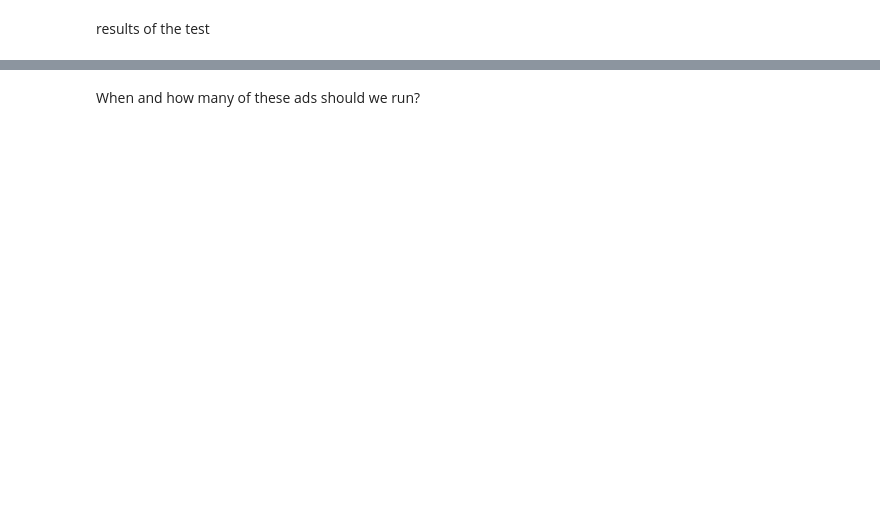
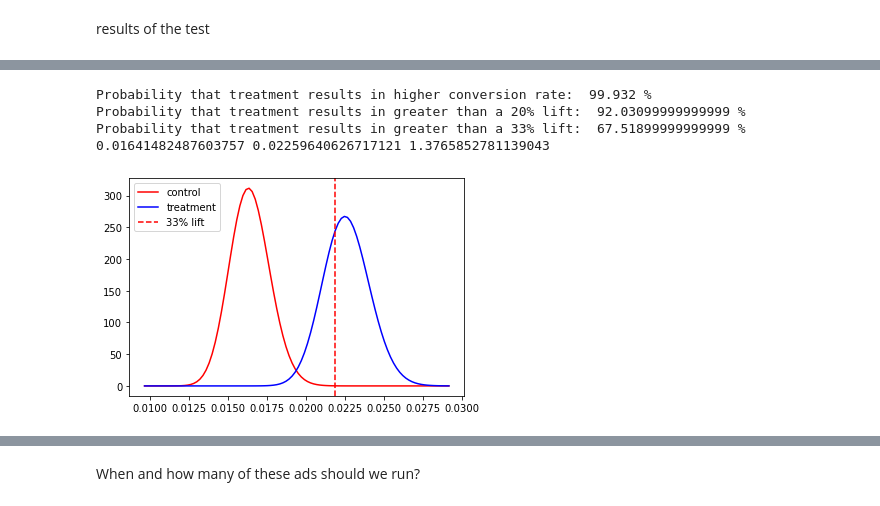
Before and after one commit to jchobanian/marketing-A-B-testing, a Jupyter notebook: marketing_AB.ipynb, the cells around one changed output, grey strips where cells are left out. Saved outputs shown, nothing was run; the diff lists cells and outputs as text; code cells hidden in the pictures; blank space fills up the shorter version.

```diff
--- a/marketing_AB.ipynb
+++ b/marketing_AB.ipynb
@@ -194,8 +195,11 @@ The minimum desirable effect size is:  1.353255734654016
 # %%
 # sample size calculation
-Z_alpha_half = .5987
-Z_beta = .7881
+#Z_alpha_half = 1.645
+Z_alpha_half = stats.norm.ppf(1-alpha/2)
+print('z/2: ',stats.norm.ppf(1-alpha/2))
+Z_beta = .84
+print('z_b: ', stats.norm.ppf(power))
 
-n = ((Z_alpha_half*math.sqrt(2*baseline_conversion*(1-baseline_conversion)+Z_beta*math.sqrt(baseline_conversion*(1-baseline_conversion)+MDE*(1-MDE))))**2)/(MDE-baseline_conversion)**2
-print('The minimum sample size for this test will be: ',round(n))
+n = round(((Z_alpha_half*math.sqrt(2*baseline_conversion*(1-baseline_conversion))+Z_beta*math.sqrt(baseline_conversion*(1-baseline_conversion)+MDE*(1-MDE)))**2)/(MDE-baseline_conversion)**2)
+print('The minimum sample size for this test will be: ', n)
 # %% [output]
@@ -284,0 +306,44 @@ lift:  43.09 %
+# %%
+# using minimum sample size
+random.seed(42)
+
+treatment_min = random.sample(list(data[data['test group']==1]['converted']),k = n)
+control_min = random.sample(list(data[data['test group']==0]['converted']),k = n)
+
+control_converted = sum(control_min)
+treatment_converted = sum(treatment_min)
+control_not_convereted = len(control_min)
+treatment_not_convereted = len(treatment_min)
+
+posterior_control = stats.beta(prior_alpha+control_converted,prior_beta+control_not_convereted)
+posterior_treatment = stats.beta(prior_alpha+treatment_converted,prior_beta+treatment_not_convereted)
+
+control_samples = posterior_control.rvs(100000, random_state = 42)
+treatment_samples = posterior_treatment.rvs(100000, random_state = 42)
+
+prob_treatment_better = np.mean(treatment_samples>control_samples)
+print('Probability that treatment results in higher conversion rate: ', prob_treatment_better *100, '%')
+
+prob_lift_20 = np.mean(treatment_samples>(control_samples*1.2))
+print('Probability that treatment results in greater than a 20% lift: ', prob_lift_20 *100, '%')
+
+prob_lift_33 = np.mean(treatment_samples>(control_samples*1.33))
+print('Probability that treatment results in greater than a 33% lift: ', prob_lift_33 *100, '%')
+
+fig, ax = plt.subplots(1, 1)
+x = np.linspace(stats.beta.ppf(0.01, prior_alpha, prior_beta),
+                stats.beta.ppf(0.99, prior_alpha, prior_beta), 100)
+ax.plot(x, stats.beta.pdf(x, prior_alpha+control_converted, prior_beta+control_not_convereted),'r-', label = 'control')
+ax.plot(x, stats.beta.pdf(x, prior_alpha+treatment_converted, prior_beta+treatment_not_convereted),'b-', label = 'treatment')
+
+control_mean = np.mean(control_samples)
+plt.axvline(x = control_mean*1.33, color = 'r',linestyle = 'dashed', label = '33% lift')
+
+plt.legend(loc = 'upper left')
+print(np.mean(control_samples), np.mean(treatment_samples), np.mean(treatment_samples)/np.mean(control_samples) )
+# %% [output]
+Probability that treatment results in higher conversion rate:  99.932 %
+Probability that treatment results in greater than a 20% lift:  92.03099999999999 %
+Probability that treatment results in greater than a 33% lift:  67.51899999999999 %
+0.01641482487603757 0.02259640626717121 1.3765852781139043
+[figure, added]
```
Also changed, not shown: parts of 31 cells of this notebook.
